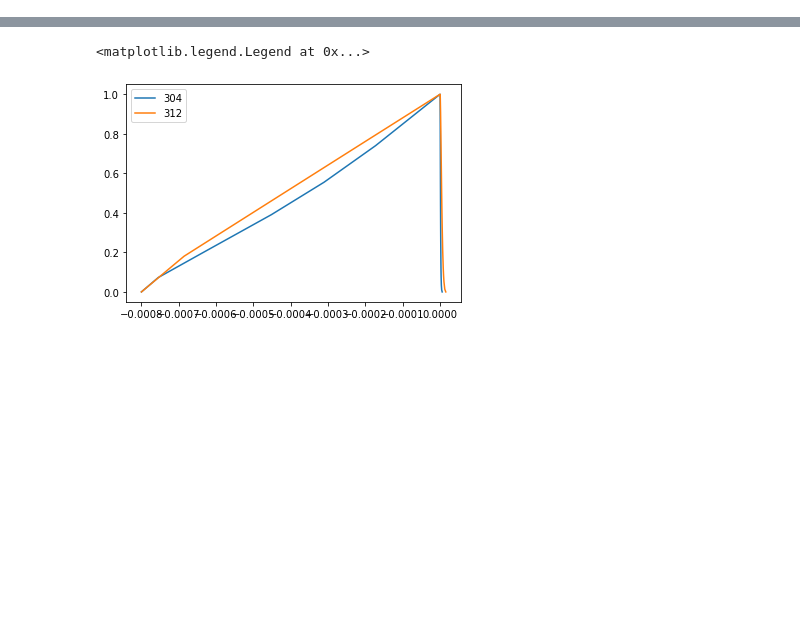
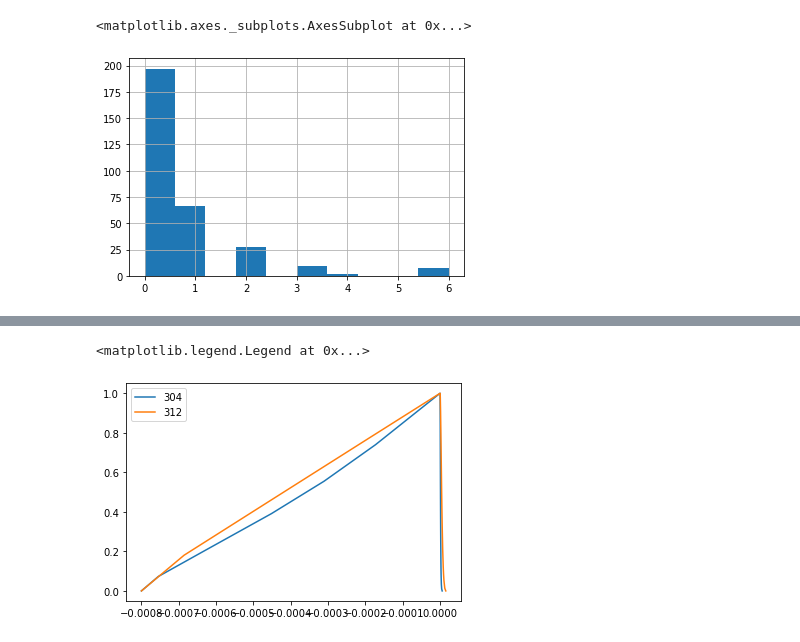
Before and after one commit to igotchalk/timelapseAEM, a Jupyter notebook: notebook/2D_2017-2019_together.ipynb, the cells around one changed output, grey strips where cells are left out. Drawn from its saved outputs; the diff is of its cells as text; code cells hidden in the pictures; blank space fills up the shorter version.

```diff
--- a/notebook/2D_2017-2019_together.ipynb
+++ b/notebook/2D_2017-2019_together.ipynb
@@ -30,8 +57,10 @@ df19 = df19.assign(skytem_type=312)
 # %%
-df = pd.read_pickle(datadir.joinpath('processed_df_1719.pkl'))
+# df = pd.read_pickle(datadir.joinpath('processed_df_1719.pkl'))
 
-df = df.loc[df.skytem_type==312,:]
-line = 100501
+(df.loc[df.CHANNEL_NO==1,ch1_cols]==9999.).sum(axis=1).hist()
+# %% [output]
+<matplotlib.axes._subplots.AxesSubplot at 0x...>
+[figure, added]
 # %%
 #TAKE THE LOCATION OF CHANNEL 1 FOR EACH SOUNDING
 msk = np.logical_and(df.CHANNEL_NO==1, df.LINE_NO == line)
```
Also changed, not shown: parts of 62 cells of this notebook, 1 other file.
